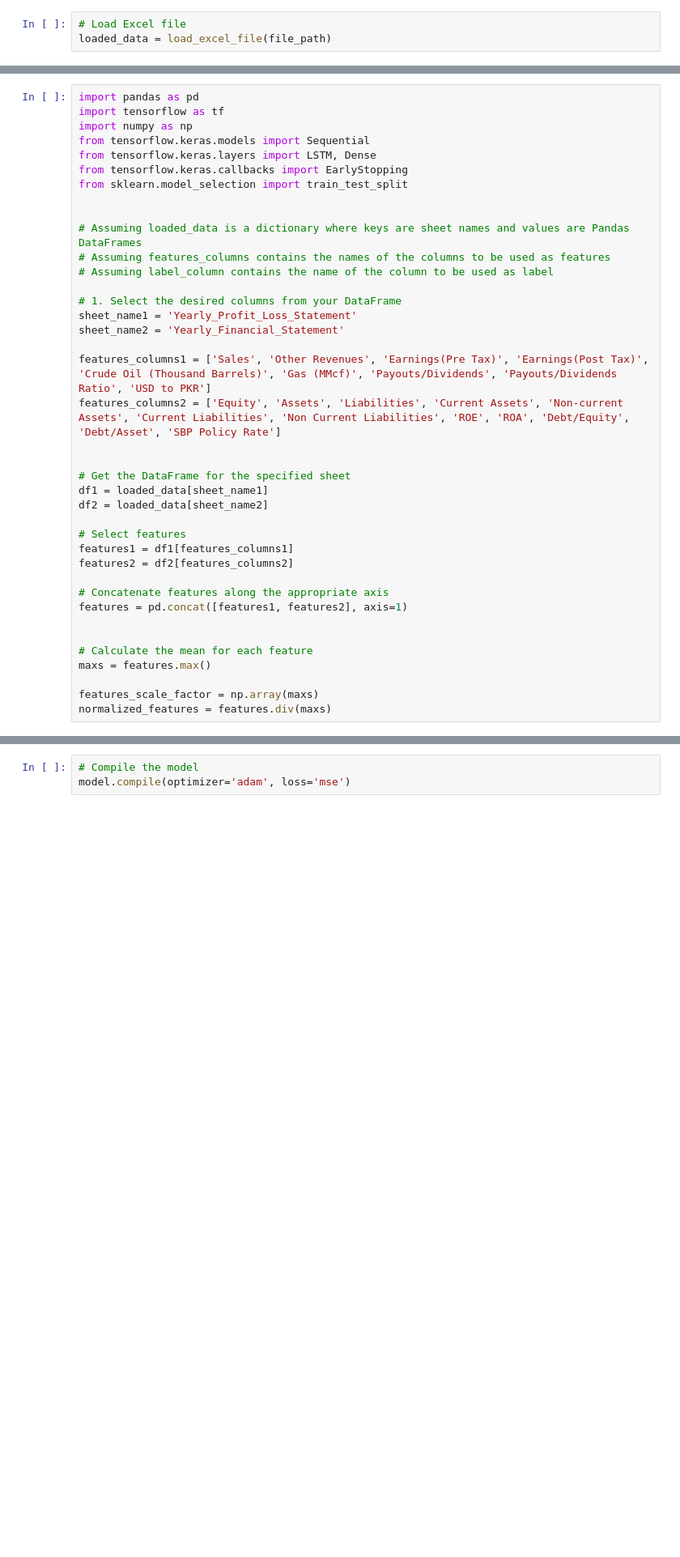
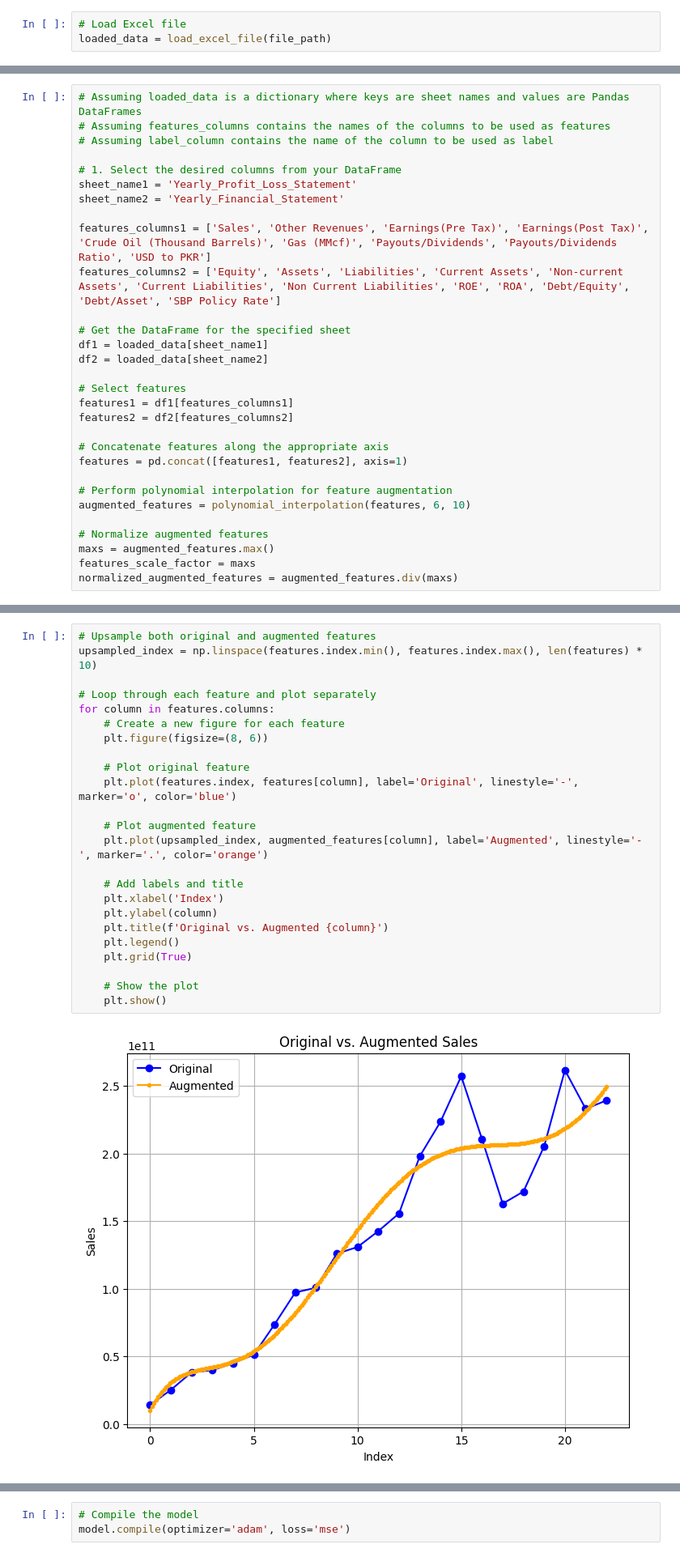
Before and after one commit to Siraj19/IPFSP, a Jupyter notebook: ML_Course_Project_Scratchpad.ipynb, the cells around one changed output, grey strips where cells are left out. Shown at 81% size. Saved outputs shown, nothing was run; the diff lists cells and outputs as text; blank space fills up the shorter version.

```diff
--- a/ML_Course_Project_Scratchpad.ipynb
+++ b/ML_Course_Project_Scratchpad.ipynb
@@ -60,13 +92,4 @@ Sheet Name: Yearly_Financial_Statement
 # %%
-import pandas as pd
-import tensorflow as tf
-import numpy as np
-from tensorflow.keras.models import Sequential
-from tensorflow.keras.layers import LSTM, Dense
-from tensorflow.keras.callbacks import EarlyStopping
-from sklearn.model_selection import train_test_split
-
-
 # Assuming loaded_data is a dictionary where keys are sheet names and values are Pandas DataFrames
 # Assuming features_columns contains the names of the columns to be used as features
 # Assuming label_column contains the name of the column to be used as label
@@ -77,7 +100,6 @@ sheet_name2 = 'Yearly_Financial_Statement'
 
 features_columns1 = ['Sales', 'Other Revenues', 'Earnings(Pre Tax)', 'Earnings(Post Tax)', 'Crude Oil (Thousand Barrels)', 'Gas (MMcf)', 'Payouts/Dividends', 'Payouts/Dividends Ratio', 'USD to PKR']
 features_columns2 = ['Equity', 'Assets', 'Liabilities', 'Current Assets', 'Non-current Assets', 'Current Liabilities', 'Non Current Liabilities', 'ROE', 'ROA', 'Debt/Equity', 'Debt/Asset', 'SBP Policy Rate']
-
 
 # Get the DataFrame for the specified sheet
 df1 = loaded_data[sheet_name1]
@@ -90,9 +112,10 @@ features2 = df2[features_columns2]
 # Concatenate features along the appropriate axis
 features = pd.concat([features1, features2], axis=1)
 
+# Perform polynomial interpolation for feature augmentation
+augmented_features = polynomial_interpolation(features, 6, 10)
 
-# Calculate the mean for each feature
-maxs = features.max()
-
-features_scale_factor = np.array(maxs)
-normalized_features = features.div(maxs)
+# Normalize augmented features
+maxs = augmented_features.max()
+features_scale_factor = maxs
+normalized_augmented_features = augmented_features.div(maxs)
@@ -98,0 +143,26 @@ normalized_features = features.div(maxs)
+# %%
+# Upsample both original and augmented features
+upsampled_index = np.linspace(features.index.min(), features.index.max(), len(features) * 10)
+
+# Loop through each feature and plot separately
+for column in features.columns:
+    # Create a new figure for each feature
+    plt.figure(figsize=(8, 6))
+
+    # Plot original feature
+    plt.plot(features.index, features[column], label='Original', linestyle='-', marker='o', color='blue')
+
+    # Plot augmented feature
+    plt.plot(upsampled_index, augmented_features[column], label='Augmented', linestyle='-', marker='.', color='orange')
+
+    # Add labels and title
+    plt.xlabel('Index')
+    plt.ylabel(column)
+    plt.title(f'Original vs. Augmented {column}')
+    plt.legend()
+    plt.grid(True)
+
+    # Show the plot
+    plt.show()
+# %% [output]
+[figure, added]
```
Also changed, not shown: parts of 28 cells of this notebook.
